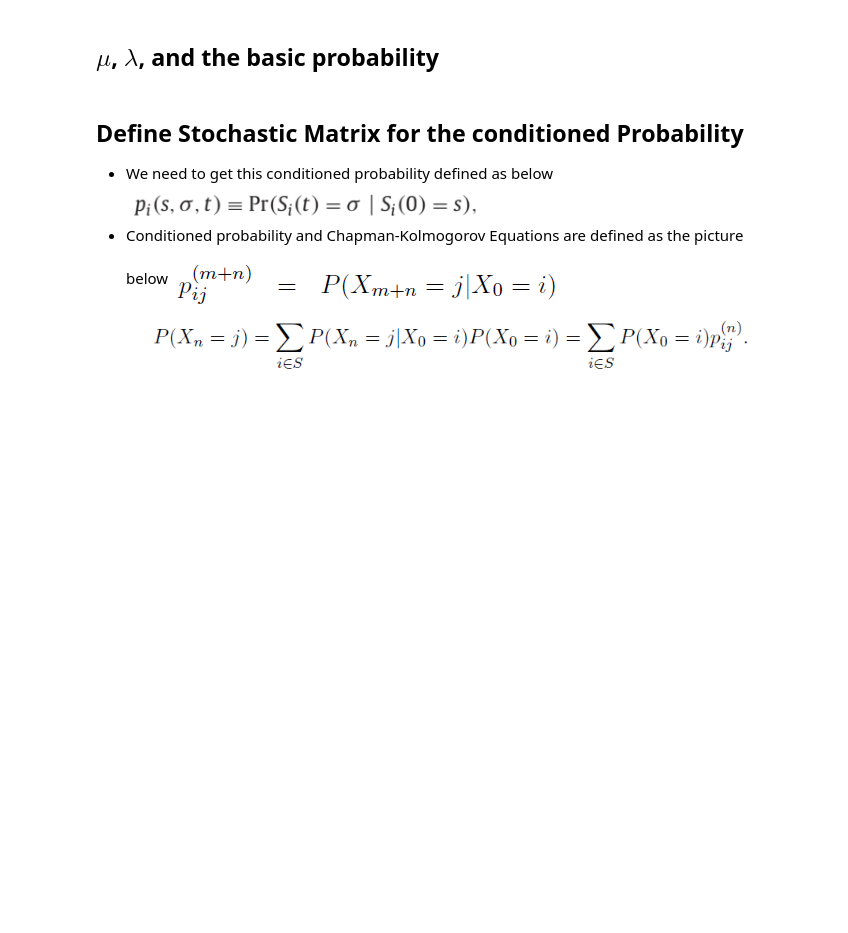
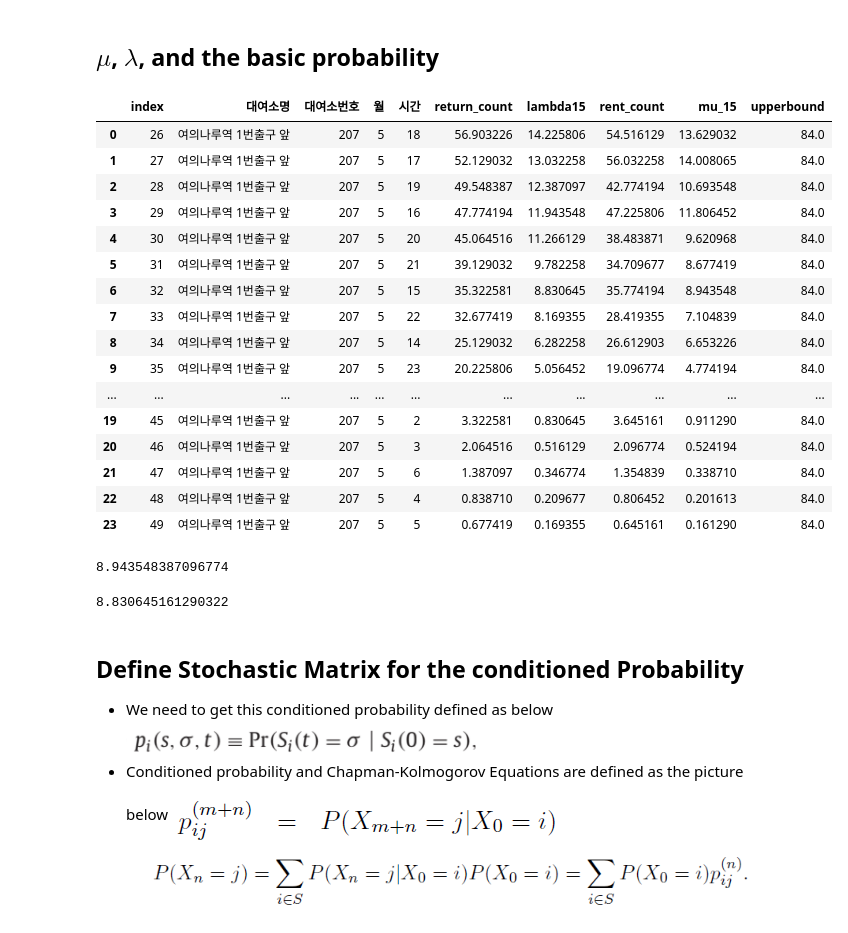
Before and after one commit to psuny1116/SeoulBikeProject, a Jupyter notebook: 2021년 5월 sminsmax분석.ipynb, the cells around one changed output. Drawn from its saved outputs; the diff is of its cells as text; code cells hidden in the pictures; blank space fills up the shorter version.

```diff
--- a/2021년 5월 sminsmax분석.ipynb
+++ b/2021년 5월 sminsmax분석.ipynb
@@ -253,6 +253,35 @@ def mui(data,t) :
 
 def lambdai(data, t) :
   return(float(data['lambda15'][(data['시간']==t)]))
+# %%
+data = df[(df['대여소번호']==207)&(df['월']==5)].reset_index()
+data
+# %% [output]
+|  | index | 대여소명 | 대여소번호 | 월 | 시간 | return_count | lambda15 | rent_count | mu_15 | upperbound |
+| 0 | 26 | 여의나루역 1번출구 앞 | 207 | 5 | 18 | 56.903226 | 14.225806 | 54.516129 | 13.629032 | 84.0 |
+| 1 | 27 | 여의나루역 1번출구 앞 | 207 | 5 | 17 | 52.129032 | 13.032258 | 56.032258 | 14.008065 | 84.0 |
+| 2 | 28 | 여의나루역 1번출구 앞 | 207 | 5 | 19 | 49.548387 | 12.387097 | 42.774194 | 10.693548 | 84.0 |
+| 3 | 29 | 여의나루역 1번출구 앞 | 207 | 5 | 16 | 47.774194 | 11.943548 | 47.225806 | 11.806452 | 84.0 |
+| 4 | 30 | 여의나루역 1번출구 앞 | 207 | 5 | 20 | 45.064516 | 11.266129 | 38.483871 | 9.620968 | 84.0 |
+| 5 | 31 | 여의나루역 1번출구 앞 | 207 | 5 | 21 | 39.129032 | 9.782258 | 34.709677 | 8.677419 | 84.0 |
+| 6 | 32 | 여의나루역 1번출구 앞 | 207 | 5 | 15 | 35.322581 | 8.830645 | 35.774194 | 8.943548 | 84.0 |
+| 7 | 33 | 여의나루역 1번출구 앞 | 207 | 5 | 22 | 32.677419 | 8.169355 | 28.419355 | 7.104839 | 84.0 |
+| 8 | 34 | 여의나루역 1번출구 앞 | 207 | 5 | 14 | 25.129032 | 6.282258 | 26.612903 | 6.653226 | 84.0 |
+| 9 | 35 | 여의나루역 1번출구 앞 | 207 | 5 | 23 | 20.225806 | 5.056452 | 19.096774 | 4.774194 | 84.0 |
+| ... | ... | ... | ... | ... | ... | ... | ... | ... | ... | ... |
+| 19 | 45 | 여의나루역 1번출구 앞 | 207 | 5 | 2 | 3.322581 | 0.830645 | 3.645161 | 0.911290 | 84.0 |
+| 20 | 46 | 여의나루역 1번출구 앞 | 207 | 5 | 3 | 2.064516 | 0.516129 | 2.096774 | 0.524194 | 84.0 |
+| 21 | 47 | 여의나루역 1번출구 앞 | 207 | 5 | 6 | 1.387097 | 0.346774 | 1.354839 | 0.338710 | 84.0 |
+| 22 | 48 | 여의나루역 1번출구 앞 | 207 | 5 | 4 | 0.838710 | 0.209677 | 0.806452 | 0.201613 | 84.0 |
+| 23 | 49 | 여의나루역 1번출구 앞 | 207 | 5 | 5 | 0.677419 | 0.169355 | 0.645161 | 0.161290 | 84.0 |
+# %%
+mui(data, 15)
+# %% [output]
+8.943548387096774
+# %%
+lambdai(data, 15)
+# %% [output]
+8.830645161290322
 # %% [markdown]
 ## Define Stochastic Matrix for the conditioned Probability
 - We need to get this conditioned probability defined as below
```
Also changed, not shown: parts of 4 cells of this notebook.
